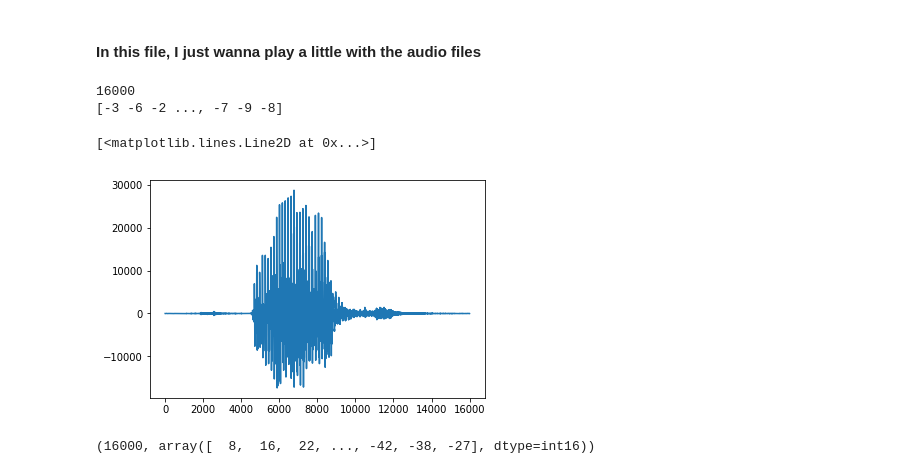
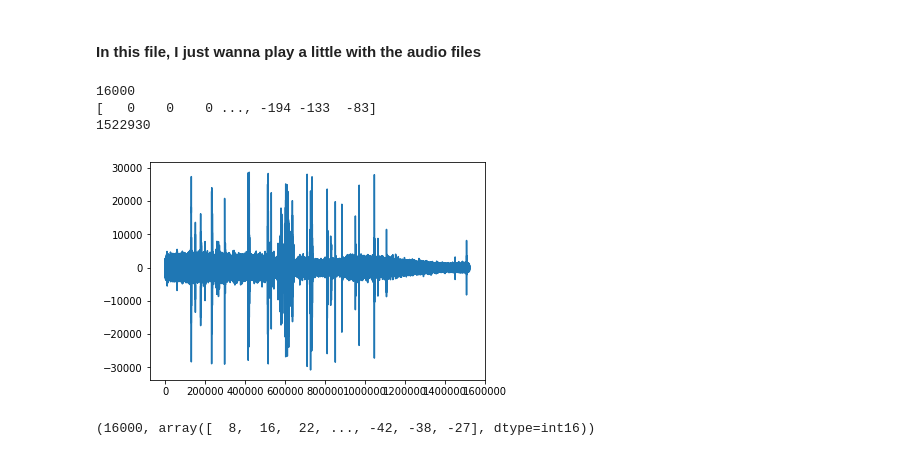
Before and after one commit to PKUGoodSpeed/Kaggle-TensorFlowSpeechRecognition, a Jupyter notebook: pkugoodspeed/creeps/audio_test.ipynb, the cells around one changed output. Drawn from its saved outputs; the diff is of its cells as text; code cells hidden in the pictures.

```diff
--- a/pkugoodspeed/creeps/audio_test.ipynb
+++ b/pkugoodspeed/creeps/audio_test.ipynb
@@ -24,17 +24,18 @@ import plotly.graph_objs as go
 import plotly.tools as tls
 import pandas as pd
 # %%
-test_path = '../data/test/audio'
-fname = 'clip_800326f00.wav'
+test_path = '../data/train/audio/silence'
+fname = 'doing_the_dishes.wav'
 rate, samples = wavfile.read(test_path + '/' + fname)
 print(rate)
 print(samples)
 plt.plot(samples)
+print len(samples)
 # %% [output]
 16000
-[-3 -6 -2 ..., -7 -9 -8]
+[   0    0    0 ..., -194 -133  -83]
+1522930
-[<matplotlib.lines.Line2D at 0x...>]
-[figure, old version]
+[figure, new version]
 # %%
 r2, s2 = wavfile.read(test_path + '/' + 'clip_bf7787f42.wav')
 print (r2, s2)
```
Also changed, not shown: 5 other files.
